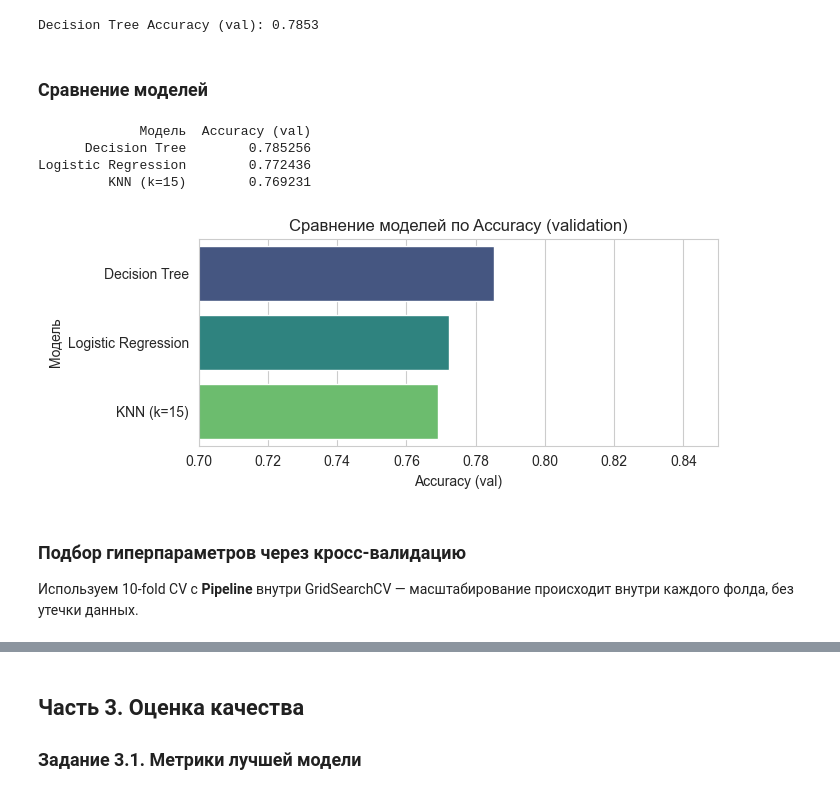
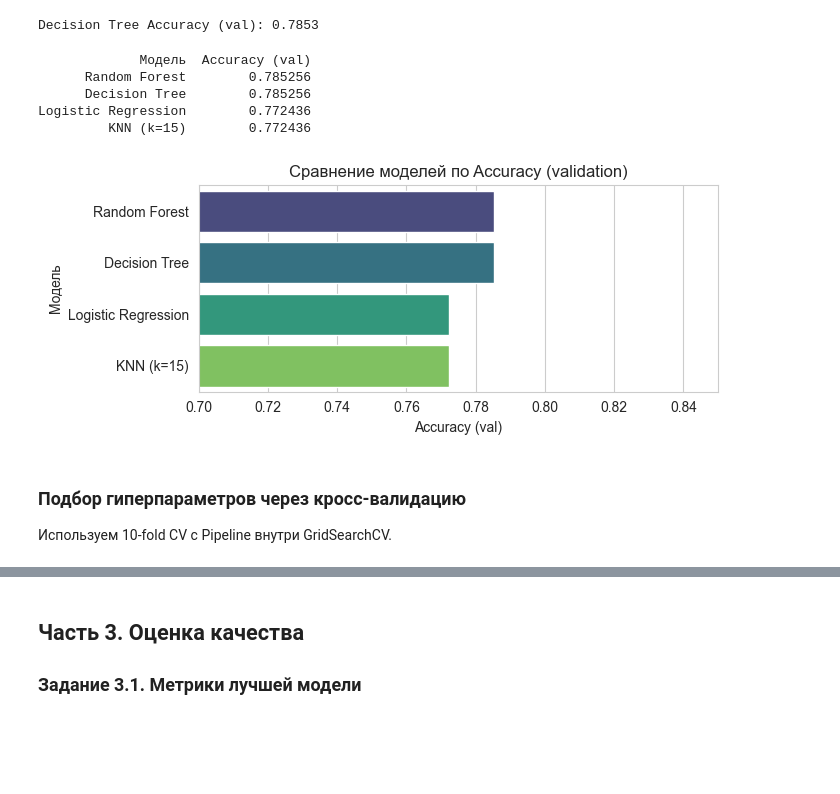
Before and after one commit to klezyk/MFTI, a Jupyter notebook: 4.1 Домашнее задание. Основы машинного обучения/solution.ipynb, the cells around one changed output, grey strips where cells are left out. Saved outputs shown, nothing was run; the diff lists cells and outputs as text; code cells hidden in the pictures; blank space fills up the shorter version.

```diff
--- a/4.1 Домашнее задание. Основы машинного обучения/solution.ipynb
+++ b/4.1 Домашнее задание. Основы машинного обучения/solution.ipynb
@@ -225,6 +176,0 @@ Name: count, dtype: int64
-# %%
-data['age_value'] = data['age'].fillna(0)
-data['age_no_data'] = data['age'].isnull().astype(int)
-
-data_test['age_value'] = data_test['age'].fillna(0)
-data_test['age_no_data'] = data_test['age'].isnull().astype(int)
@@ -234,14 +176,0 @@ data_test['age_no_data'] = data_test['age'].isnull().astype(int)
-# %%
-# isAliveSpouse: два признака по аналогии с age
-data['spouse_alive_value'] = data['isAliveSpouse'].fillna(0).astype(int)
-data['spouse_alive_known'] = data['isAliveSpouse'].notna().astype(int)
-
-data_test['spouse_alive_value'] = data_test['isAliveSpouse'].fillna(0).astype(int)
-data_test['spouse_alive_known'] = data_test['isAliveSpouse'].notna().astype(int)
-
-# Проверяем связь с целевой переменной
-print('isAliveSpouse → isAlive:')
-print(data.groupby('isAliveSpouse', dropna=False)['isAlive'].agg(['mean', 'count']))
-print()
-print('spouse_alive_known → isAlive:')
-print(data.groupby('spouse_alive_known')['isAlive'].agg(['mean', 'count']))
@@ -557,18 +530,20 @@ print('Масштабирование встроено в Pipeline — отде
 # %%
-# Модель 1: Logistic Regression с Pipeline (рекомендуемая в задании)
+# Модель 1: Logistic Regression (рекомендация задания)
 pipe_lr = Pipeline([
     ('scaler', StandardScaler()),
     ('lr', LogisticRegression(random_state=RANDOM_STATE, max_iter=1000, solver='liblinear'))
 ])
 
-# Предварительная оценка на train/val split
-X_train, X_val, y_train, y_val = train_test_split(
-    X, y, test_size=0.2, random_state=RANDOM_STATE, stratify=y
-)
-
 pipe_lr.fit(X_train, y_train)
 y_pred_lr = pipe_lr.predict(X_val)
 acc_lr = accuracy_score(y_val, y_pred_lr)
 print(f'Logistic Regression Accuracy (val): {acc_lr:.4f}')
 # %% [output]
 Logistic Regression Accuracy (val): 0.7724
+# %%
+# Модель 2: Random Forest
+rf = RandomForestClassifier(n_estimators=200, max_depth=6, random_state=RANDOM_STATE, n_jobs=-1)
+rf.fit(X_train, y_train)
+y_pred_rf = rf.predict(X_val)
+acc_rf = accuracy_score(y_val, y_pred_rf)
+print(f'Random Forest Accuracy (val): {acc_rf:.4f}')
@@ -594,30 +571,30 @@ acc_dt = accuracy_score(y_val, y_pred_dt)
 print(f'Decision Tree Accuracy (val): {acc_dt:.4f}')
 # %% [output]
 Decision Tree Accuracy (val): 0.7853
-# %% [markdown]
-### Сравнение моделей
 # %%
+# Сравнение моделей (простая оценка на val)
 results = pd.DataFrame({
-    'Модель': ['Logistic Regression', 'KNN (k=15)', 'Decision Tree'],
-    'Accuracy (val)': [acc_lr, acc_knn, acc_dt]
+    'Модель': ['Logistic Regression', 'Random Forest', 'KNN (k=15)', 'Decision Tree'],
+    'Accuracy (val)': [acc_lr, acc_rf, acc_knn, acc_dt]
 }).sort_values('Accuracy (val)', ascending=False).reset_index(drop=True)
 
 print(results.to_string(index=False))
 
 fig, ax = plt.subplots(figsize=(7, 3))
 sns.barplot(data=results, x='Accuracy (val)', y='Модель', ax=ax, palette='viridis')
 ax.set_title('Сравнение моделей по Accuracy (validation)')
 ax.set_xlim(0.7, 0.85)
 plt.tight_layout()
 plt.show()
 # %% [output]
              Модель  Accuracy (val)
+      Random Forest        0.785256
       Decision Tree        0.785256
 Logistic Regression        0.772436
-         KNN (k=15)        0.769231
+         KNN (k=15)        0.772436
-[figure, old version]
+[figure, new version]
 # %% [markdown]
 ### Подбор гиперпараметров через кросс-валидацию
 
-Используем 10-fold CV с **Pipeline** внутри GridSearchCV — масштабирование происходит внутри каждого фолда, без утечки данных.
+Используем 10-fold CV с Pipeline внутри GridSearchCV.
 # %%
```
Also changed, not shown: parts of 59 cells of this notebook, 4 other files.
